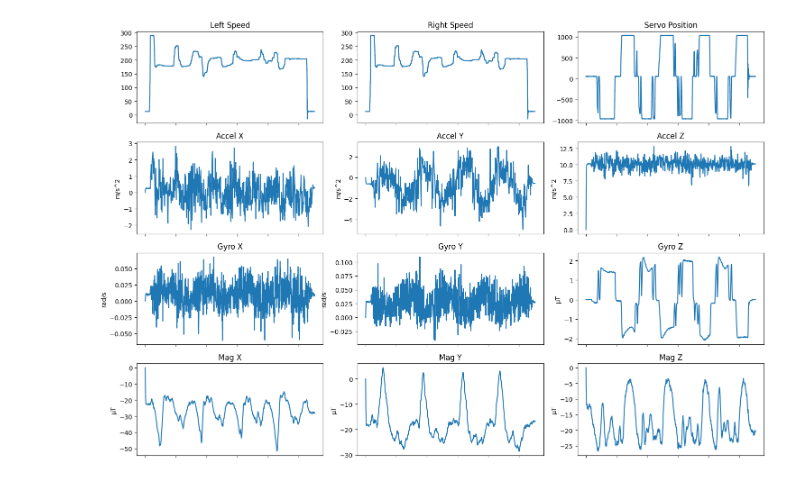
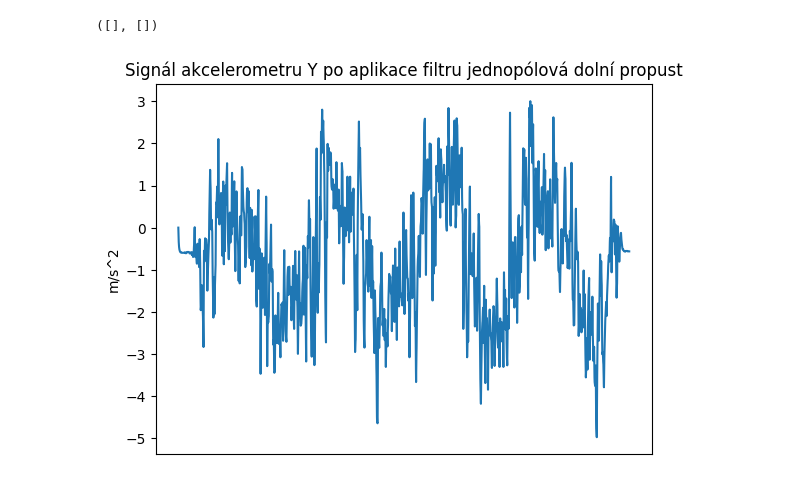
Before and after one commit to gaitovrat/bachelor, a Jupyter notebook: Notebooks/Filters.ipynb, the cells around one changed output. Saved outputs shown, nothing was run; the diff lists cells and outputs as text; code cells hidden in the pictures.

```diff
--- a/Notebooks/Filters.ipynb
+++ b/Notebooks/Filters.ipynb
@@ -137,8 +145,12 @@ moving_average.plot_all()
 # %%
 single_pole = DataPlotter('SinglePole.json')
-# %%
-single_pole.plot_all()
-# %% [output]
-[figure, removed]
+# %%
+plt.plot(single_pole.accel_y)
+plt.title('Signál akcelerometru Y po aplikace filtru jednopólová dolní propust')
+plt.ylabel('m/s^2')
+plt.xticks([])
+# %% [output]
+([], [])
+[figure, added]
 # %%
 four_stage = DataPlotter('FourStage.json')
```
Also changed, not shown: parts of 8 cells of this notebook, 4 other files.
